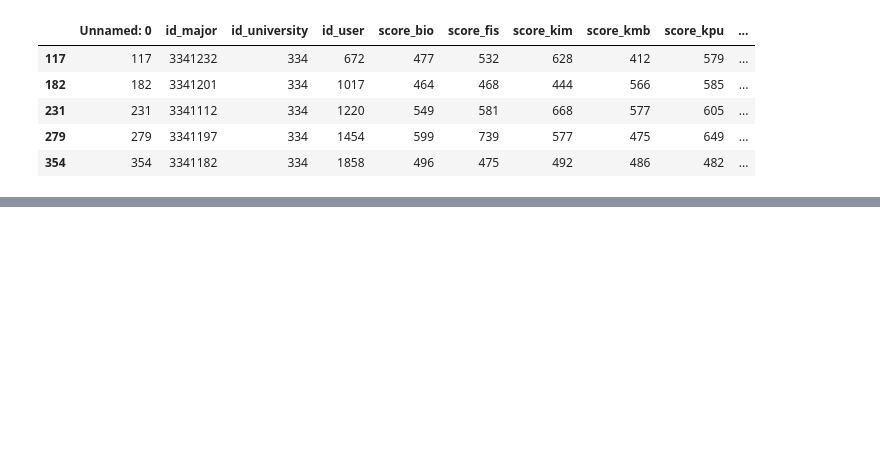
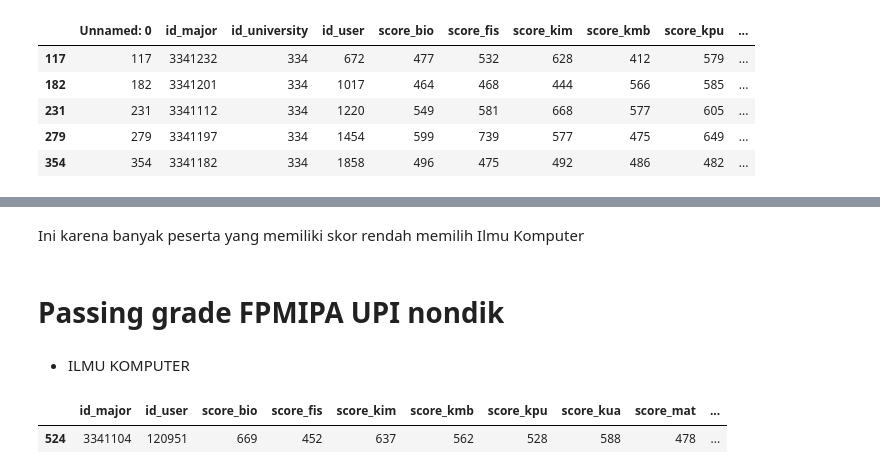
Before and after one commit to WataKoro/Data-Mining, a Jupyter notebook: DataMining_Kelompok 8.ipynb, the cells around one changed output, grey strips where cells are left out. Saved outputs shown, nothing was run; the diff lists cells and outputs as text; code cells hidden in the pictures; blank space fills up the shorter version.

```diff
--- a/DataMining_Kelompok 8.ipynb
+++ b/DataMining_Kelompok 8.ipynb
@@ -399,0 +540,14 @@ dfupifstmajor.head()
+# %% [markdown]
+Ini karena banyak peserta yang memiliki skor rendah memilih Ilmu Komputer
+# %% [markdown]
+# Passing grade FPMIPA UPI nondik
+# %% [markdown]
+- ILMU KOMPUTER
+# %%
+avg = dfFPMIPA.sort_values(by = 'skor_total', ascending = False)
+
+avg.drop(avg[~(avg.major_name == "ILMU KOMPUTER")].index, inplace = True)
+avg[40:41]
+# %% [output]
+|  | id_major | id_user | score_bio | score_fis | score_kim | score_kmb | score_kpu | score_kua | score_mat | ... |
+| 524 | 3341104 | 120951 | 669 | 452 | 637 | 562 | 528 | 588 | 478 | ... |
```
Also changed, not shown: parts of 40 cells of this notebook.
